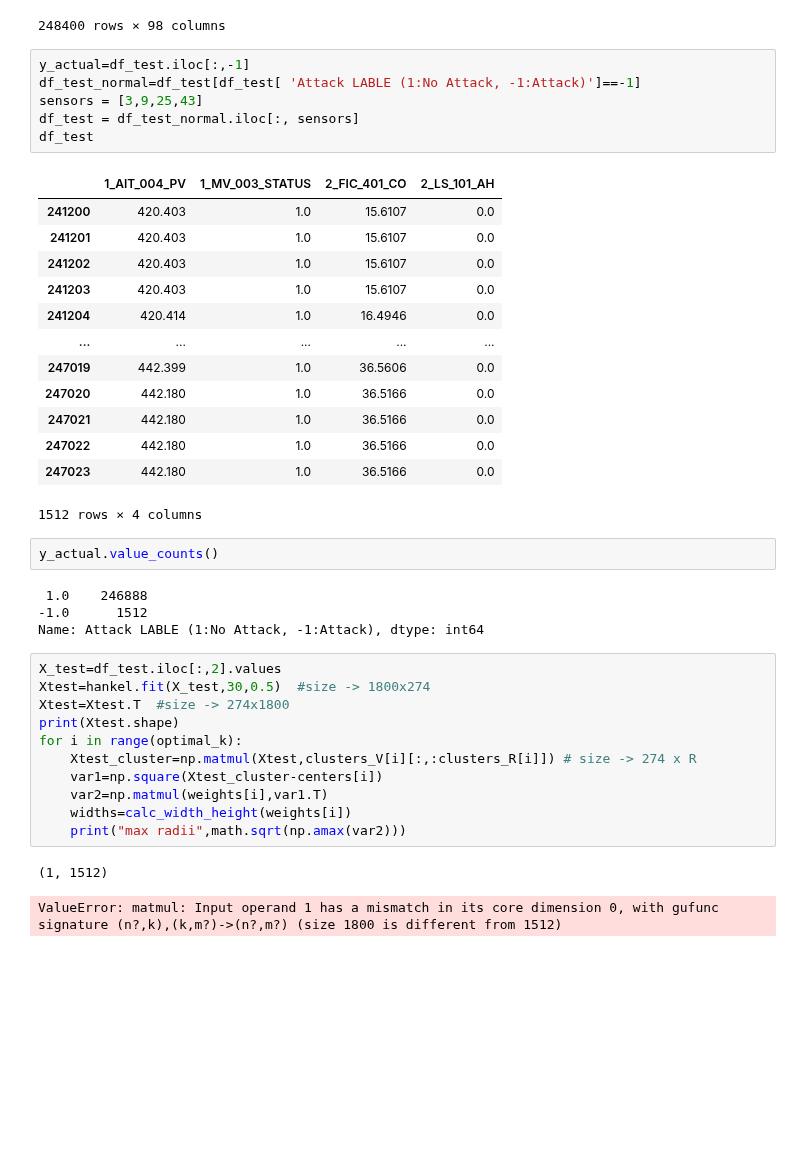
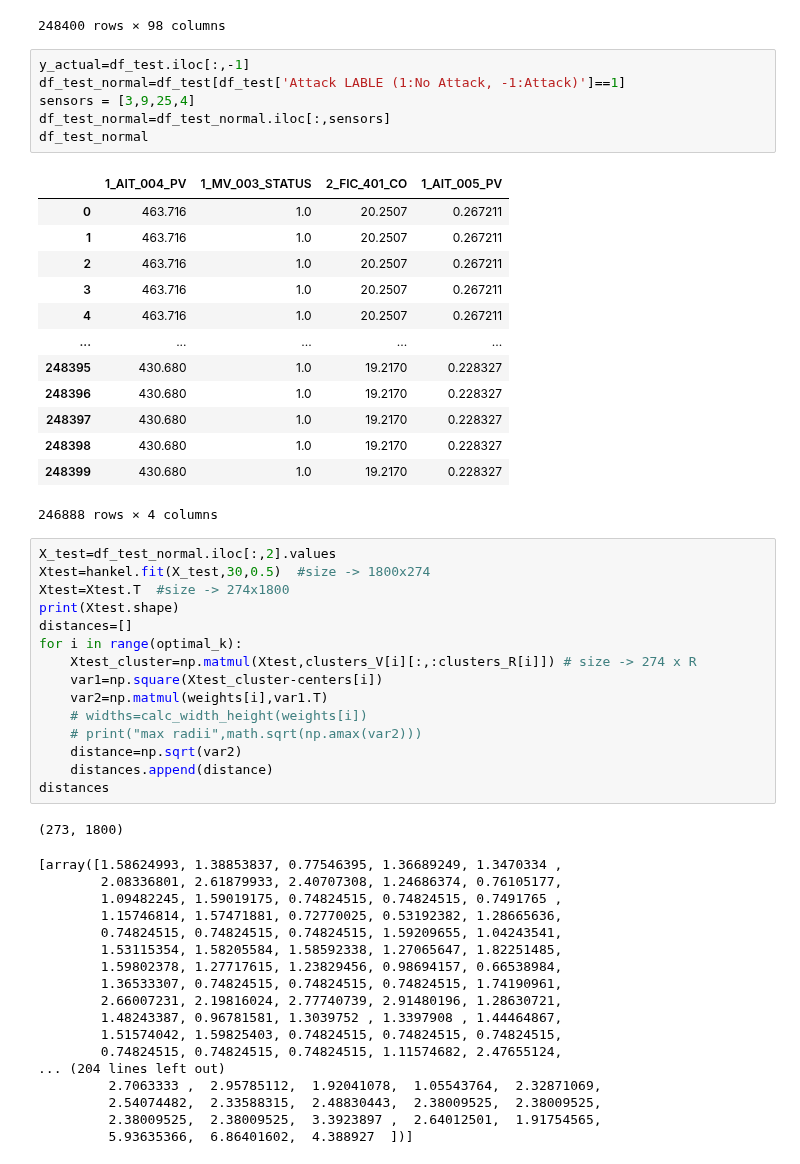
Before and after one commit to manu1003/meepc, a Jupyter notebook: PIpeline.ipynb, the cells around one changed output. Cells and saved outputs as stored; diff of their text form; blank space fills up the shorter version.

```diff
--- a/PIpeline.ipynb
+++ b/PIpeline.ipynb
@@ -156,42 +177,56 @@ df_test
 248400 rows × 98 columns
 # %%
 y_actual=df_test.iloc[:,-1]
-df_test_normal=df_test[df_test[ 'Attack LABLE (1:No Attack, -1:Attack)']==-1]
-sensors = [3,9,25,43]
-df_test = df_test_normal.iloc[:, sensors]
-df_test
+df_test_normal=df_test[df_test['Attack LABLE (1:No Attack, -1:Attack)']==1]
+sensors = [3,9,25,4]
+df_test_normal=df_test_normal.iloc[:,sensors]
+df_test_normal
 # %% [output]
-|  | 1_AIT_004_PV | 1_MV_003_STATUS | 2_FIC_401_CO | 2_LS_101_AH |
-| 241200 | 420.403 | 1.0 | 15.6107 | 0.0 |
-| 241201 | 420.403 | 1.0 | 15.6107 | 0.0 |
-| 241202 | 420.403 | 1.0 | 15.6107 | 0.0 |
-| 241203 | 420.403 | 1.0 | 15.6107 | 0.0 |
-| 241204 | 420.414 | 1.0 | 16.4946 | 0.0 |
+|  | 1_AIT_004_PV | 1_MV_003_STATUS | 2_FIC_401_CO | 1_AIT_005_PV |
+| 0 | 463.716 | 1.0 | 20.2507 | 0.267211 |
+| 1 | 463.716 | 1.0 | 20.2507 | 0.267211 |
+| 2 | 463.716 | 1.0 | 20.2507 | 0.267211 |
+| 3 | 463.716 | 1.0 | 20.2507 | 0.267211 |
+| 4 | 463.716 | 1.0 | 20.2507 | 0.267211 |
 | ... | ... | ... | ... | ... |
-| 247019 | 442.399 | 1.0 | 36.5606 | 0.0 |
-| 247020 | 442.180 | 1.0 | 36.5166 | 0.0 |
-| 247021 | 442.180 | 1.0 | 36.5166 | 0.0 |
-| 247022 | 442.180 | 1.0 | 36.5166 | 0.0 |
-| 247023 | 442.180 | 1.0 | 36.5166 | 0.0 |
+| 248395 | 430.680 | 1.0 | 19.2170 | 0.228327 |
+| 248396 | 430.680 | 1.0 | 19.2170 | 0.228327 |
+| 248397 | 430.680 | 1.0 | 19.2170 | 0.228327 |
+| 248398 | 430.680 | 1.0 | 19.2170 | 0.228327 |
+| 248399 | 430.680 | 1.0 | 19.2170 | 0.228327 |
-1512 rows × 4 columns
+246888 rows × 4 columns
-# %%
-y_actual.value_counts()
-# %% [output]
- 1.0    246888
--1.0      1512
-Name: Attack LABLE (1:No Attack, -1:Attack), dtype: int64
 # %%
-X_test=df_test.iloc[:,2].values
+X_test=df_test_normal.iloc[:,2].values
 Xtest=hankel.fit(X_test,30,0.5)  #size -> 1800x274
 Xtest=Xtest.T  #size -> 274x1800
 print(Xtest.shape)
+distances=[]
 for i in range(optimal_k):
     Xtest_cluster=np.matmul(Xtest,clusters_V[i][:,:clusters_R[i]]) # size -> 274 x R
     var1=np.square(Xtest_cluster-centers[i])
     var2=np.matmul(weights[i],var1.T)
-    widths=calc_width_height(weights[i])
-    print("max radii",math.sqrt(np.amax(var2)))
+    # widths=calc_width_height(weights[i])
+    # print("max radii",math.sqrt(np.amax(var2)))
+    distance=np.sqrt(var2)
+    distances.append(distance)
+distances
 # %% [output]
-(1, 1512)
+(273, 1800)
-ValueError: matmul: Input operand 1 has a mismatch in its core dimension 0, with gufunc signature (n?,k),(k,m?)->(n?,m?) (size 1800 is different from 1512)
+[array([1.58624993, 1.38853837, 0.77546395, 1.36689249, 1.3470334 ,
+        2.08336801, 2.61879933, 2.40707308, 1.24686374, 0.76105177,
+        1.09482245, 1.59019175, 0.74824515, 0.74824515, 0.7491765 ,
+        1.15746814, 1.57471881, 0.72770025, 0.53192382, 1.28665636,
+        0.74824515, 0.74824515, 0.74824515, 1.59209655, 1.04243541,
+        1.53115354, 1.58205584, 1.58592338, 1.27065647, 1.82251485,
+        1.59802378, 1.27717615, 1.23829456, 0.98694157, 0.66538984,
+        1.36533307, 0.74824515, 0.74824515, 0.74824515, 1.74190961,
+        2.66007231, 2.19816024, 2.77740739, 2.91480196, 1.28630721,
+        1.48243387, 0.96781581, 1.3039752 , 1.3397908 , 1.44464867,
+        1.51574042, 1.59825403, 0.74824515, 0.74824515, 0.74824515,
+        0.74824515, 0.74824515, 0.74824515, 1.11574682, 2.47655124,
+... (204 lines left out)
+         2.7063333 ,  2.95785112,  1.92041078,  1.05543764,  2.32871069,
+         2.54074482,  2.33588315,  2.48830443,  2.38009525,  2.38009525,
+         2.38009525,  2.38009525,  3.3923897 ,  2.64012501,  1.91754565,
+         5.93635366,  6.86401602,  4.388927  ])]
 # %%
```
Also changed, not shown: parts of 6 cells of this notebook.
